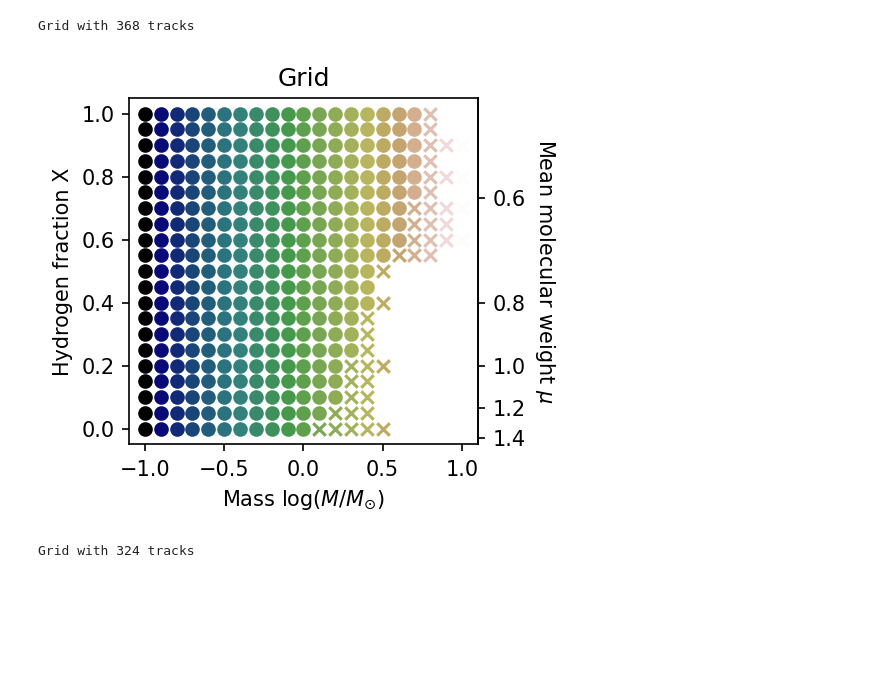
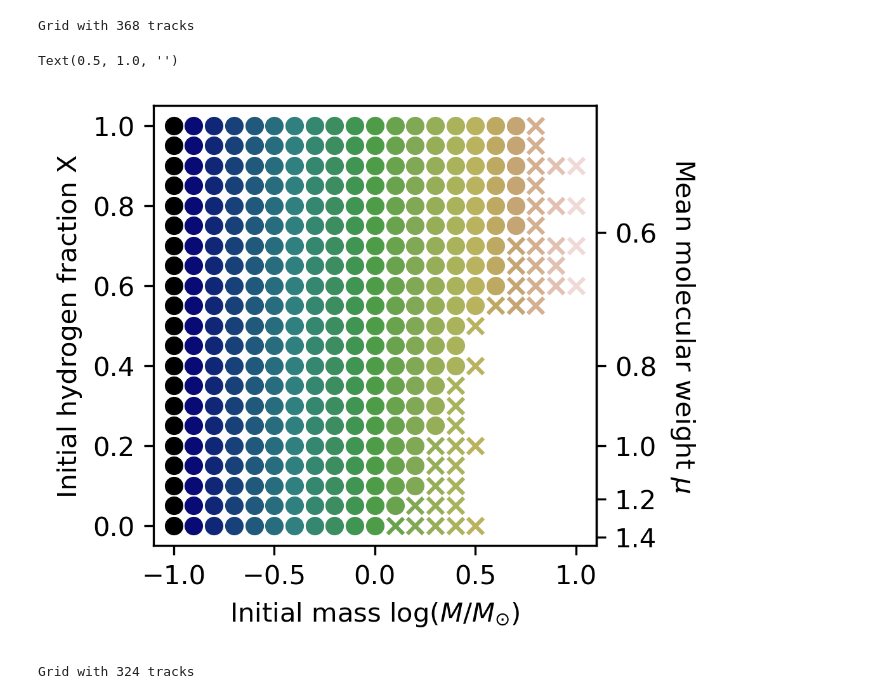
Before and after one commit to Jems-jl/Jems.jl, a Jupyter notebook: HomologyTesting/plots3 without Prad.ipynb, the cells around one changed output. Drawn from its saved outputs; the diff is of its cells as text; code cells hidden in the pictures; blank space fills up the shorter version.

Commit message:
plots

```diff
--- a/HomologyTesting/plots3 without Prad.ipynb
+++ b/HomologyTesting/plots3 without Prad.ipynb
@@ -111,7 +111,7 @@ class Grid:
         return Grid([track for track in self.tracks if track.X == X])
 
     def colors_and_shapes(self):
-        colors = plt.cm.gist_earth(np.linspace(0, 1, self.nb_logMs))
+        colors = plt.cm.gist_earth(np.linspace(0.0, 0.95, self.nb_logMs))
         colors = {np.round(logM,1):color for logM, color in zip(unique(self.logMs), colors)}
         shapes = ['o','s','*','X','D']
         shapes = {np.round(logM,1) : shapes[i%len(shapes)] for i, logM in enumerate(sorted(list(set(self.logMs))))}
@@ -126,23 +126,25 @@ class Grid:
         ax.invert_xaxis()
         return ax, colors, shapes
 
-    def plot_HRD(self, ax = None):
+    def plot_HRD(self, ax = None, color = None, **kwargs):
         ax, colors, shapes = self.HRD_things(ax)
         for track in self.tracks:
-            ax.plot(np.log10(track.history.T_surf), np.log10(track.history.L_surf), label=track.get_gridpoint())
+            color_used = color if (color is not None) else colors[track.logM]
+            ax.plot(np.log10(track.history.T_surf), np.log10(track.history.L_surf), label=track.get_gridpoint(), color = color_used, **kwargs )
             if track.ZAMS_index != None:
-                ax.scatter(np.log10(track.history.T_surf[track.ZAMS_index]), np.log10(track.history.L_surf[track.ZAMS_index]))
+                ax.scatter(np.log10(track.history.T_surf[track.ZAMS_index]), np.log10(track.history.L_surf[track.ZAMS_index]), color= color_used )
         return ax
 
-    def plot_HRD_PMS(self, ax=None):
+    def plot_HRD_PMS(self, ax=None, color = None, **kwargs):
         ax, colors, shapes = self.HRD_things(ax)
         if ax == None: fig, ax = plt.subplots()
         for index, track in enumerate(self.tracks):
+            color_used = color if (color is not None) else colors[track.logM]
             if track.ZAMS_index == None:
                 continue
-            ax.plot(np.log10(track.history.T_surf[0:track.ZAMS_index]), np.log10(track.history.L_surf[0:track.ZAMS_index]), color = colors[track.logM])
+            ax.plot(np.log10(track.history.T_surf[0:track.ZAMS_index]), np.log10(track.history.L_surf[0:track.ZAMS_index]), color = color_used, **kwargs)
             #scatter zams
-            ax.scatter(np.log10(track.history.T_surf[track.ZAMS_index]), np.log10(track.history.L_surf[track.ZAMS_index]), color = colors[track.logM], marker = shapes[track.logM])
+            ax.scatter(np.log10(track.history.T_surf[track.ZAMS_index]), np.log10(track.history.L_surf[track.ZAMS_index]), color = color_used, **kwargs)
         return ax
 
     def plot_grid(self, ax = None ):
@@ -165,9 +167,13 @@ totalGrid = Grid(tracks)
 # %% [output]
 Grid with 368 tracks
 # %%
-fig, ax = plt.subplots(1,1, figsize=(3,3),dpi=150)
+fig, ax = plt.subplots(1,1, figsize=(3,3),dpi=300)
 totalGrid.plot_grid(ax)
+ax.set_xlabel('Initial mass $\log(M/M_{\odot})$')
+ax.set_ylabel('Initial hydrogen fraction X')
+ax.set_title(None)
 # %% [output]
+Text(0.5, 1.0, '')
-[figure, old version]
+[figure, new version]
 # %%
 #make a good grid
```
Also changed, not shown: parts of 7 cells of this notebook, 1 other file.
